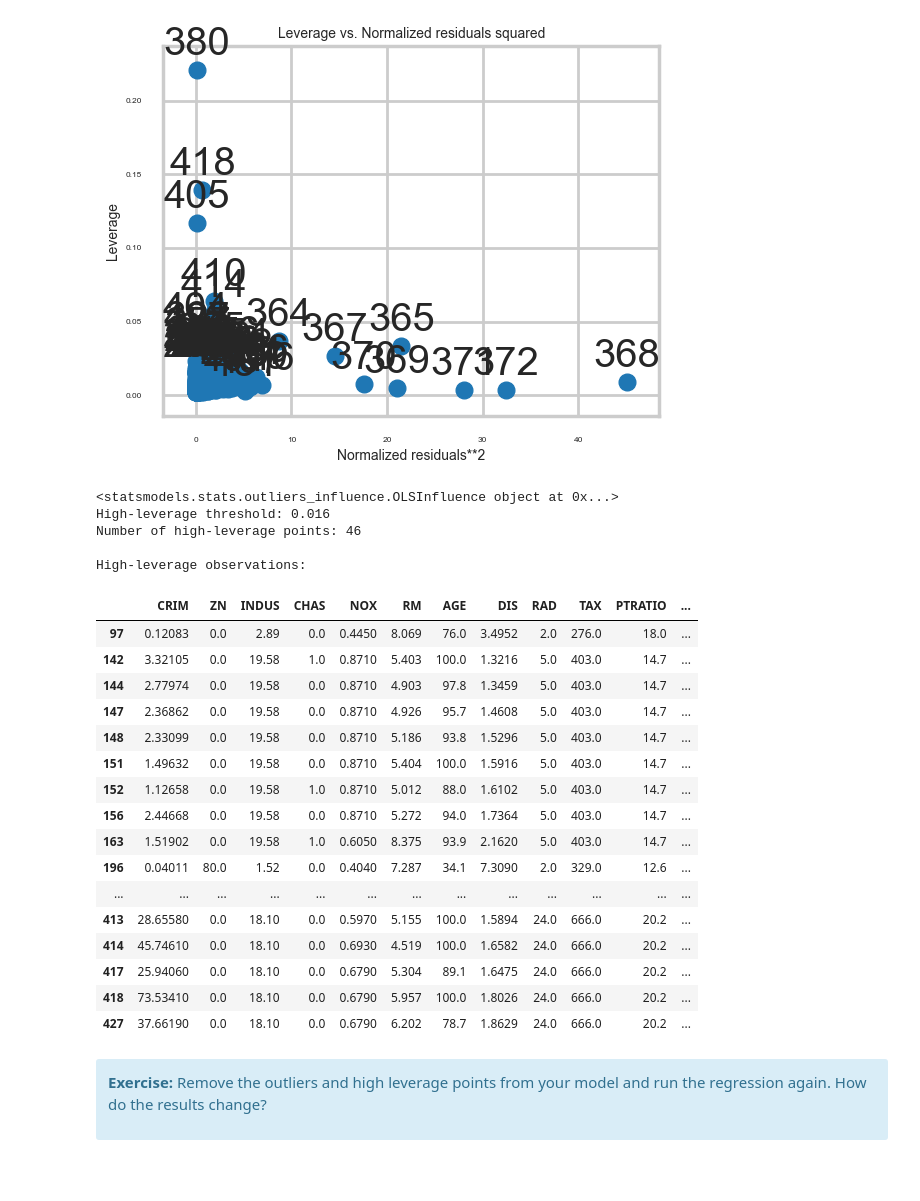
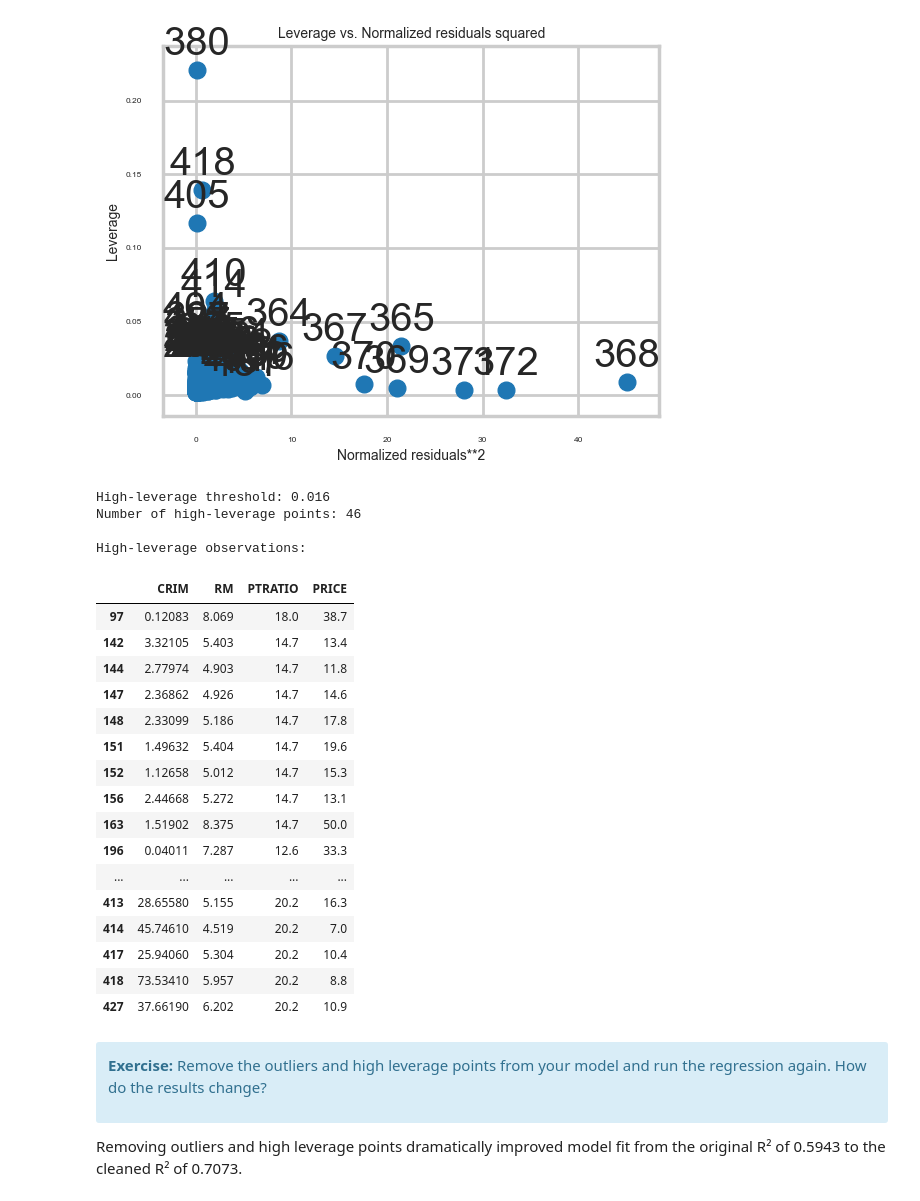
Before and after one commit to amschiltz/springboard_projects, a Jupyter notebook: Case_Study-Boston_Housing/Mini_Project_Linear_Regression.ipynb, the cells around one changed output. Cells and saved outputs as stored; diff of their text form; code cells hidden in the pictures; blank space fills up the shorter version.

```diff
--- a/Case_Study-Boston_Housing/Mini_Project_Linear_Regression.ipynb
+++ b/Case_Study-Boston_Housing/Mini_Project_Linear_Regression.ipynb
@@ -1052,48 +1039,52 @@ plt.show()
 # %%
 # Get influence measures
 influence = m_3.get_influence()
 
 # Extract leverage values
 leverage = influence.hat_matrix_diag
 
 # Calculate threshold
 p = m_3.params.shape[0]  # number of parameters (4: intercept + 3 predictors)
 n = len(bos)
-threshold = 2 * p / n
+threshold = 2 * p / n # double the average leverage
 
 # Identify high leverage points
 high_leverage_idx = np.where(leverage > threshold)[0]
 
 # Display the high leverage observations
 print(f"High-leverage threshold: {threshold:.3f}")
 print(f"Number of high-leverage points: {len(high_leverage_idx)}")
 print("\nHigh-leverage observations:")
-bos.iloc[high_leverage_idx]
+
+# Display only the predictor columns and target
+columns_to_show = ['CRIM', 'RM', 'PTRATIO', 'PRICE']
+bos.iloc[high_leverage_idx][columns_to_show]
 # %% [output]
-<statsmodels.stats.outliers_influence.OLSInfluence object at 0x...>
 High-leverage threshold: 0.016
 Number of high-leverage points: 46
 
 High-leverage observations:
-|  | CRIM | ZN | INDUS | CHAS | NOX | RM | AGE | DIS | RAD | TAX | PTRATIO | ... |
-| 97 | 0.12083 | 0.0 | 2.89 | 0.0 | 0.4450 | 8.069 | 76.0 | 3.4952 | 2.0 | 276.0 | 18.0 | ... |
-| 142 | 3.32105 | 0.0 | 19.58 | 1.0 | 0.8710 | 5.403 | 100.0 | 1.3216 | 5.0 | 403.0 | 14.7 | ... |
-| 144 | 2.77974 | 0.0 | 19.58 | 0.0 | 0.8710 | 4.903 | 97.8 | 1.3459 | 5.0 | 403.0 | 14.7 | ... |
-| 147 | 2.36862 | 0.0 | 19.58 | 0.0 | 0.8710 | 4.926 | 95.7 | 1.4608 | 5.0 | 403.0 | 14.7 | ... |
-| 148 | 2.33099 | 0.0 | 19.58 | 0.0 | 0.8710 | 5.186 | 93.8 | 1.5296 | 5.0 | 403.0 | 14.7 | ... |
-| 151 | 1.49632 | 0.0 | 19.58 | 0.0 | 0.8710 | 5.404 | 100.0 | 1.5916 | 5.0 | 403.0 | 14.7 | ... |
-| 152 | 1.12658 | 0.0 | 19.58 | 1.0 | 0.8710 | 5.012 | 88.0 | 1.6102 | 5.0 | 403.0 | 14.7 | ... |
-| 156 | 2.44668 | 0.0 | 19.58 | 0.0 | 0.8710 | 5.272 | 94.0 | 1.7364 | 5.0 | 403.0 | 14.7 | ... |
-| 163 | 1.51902 | 0.0 | 19.58 | 1.0 | 0.6050 | 8.375 | 93.9 | 2.1620 | 5.0 | 403.0 | 14.7 | ... |
-| 196 | 0.04011 | 80.0 | 1.52 | 0.0 | 0.4040 | 7.287 | 34.1 | 7.3090 | 2.0 | 329.0 | 12.6 | ... |
-| ... | ... | ... | ... | ... | ... | ... | ... | ... | ... | ... | ... | ... |
-| 413 | 28.65580 | 0.0 | 18.10 | 0.0 | 0.5970 | 5.155 | 100.0 | 1.5894 | 24.0 | 666.0 | 20.2 | ... |
-| 414 | 45.74610 | 0.0 | 18.10 | 0.0 | 0.6930 | 4.519 | 100.0 | 1.6582 | 24.0 | 666.0 | 20.2 | ... |
-| 417 | 25.94060 | 0.0 | 18.10 | 0.0 | 0.6790 | 5.304 | 89.1 | 1.6475 | 24.0 | 666.0 | 20.2 | ... |
-| 418 | 73.53410 | 0.0 | 18.10 | 0.0 | 0.6790 | 5.957 | 100.0 | 1.8026 | 24.0 | 666.0 | 20.2 | ... |
-| 427 | 37.66190 | 0.0 | 18.10 | 0.0 | 0.6790 | 6.202 | 78.7 | 1.8629 | 24.0 | 666.0 | 20.2 | ... |
+|  | CRIM | RM | PTRATIO | PRICE |
+| 97 | 0.12083 | 8.069 | 18.0 | 38.7 |
+| 142 | 3.32105 | 5.403 | 14.7 | 13.4 |
+| 144 | 2.77974 | 4.903 | 14.7 | 11.8 |
+| 147 | 2.36862 | 4.926 | 14.7 | 14.6 |
+| 148 | 2.33099 | 5.186 | 14.7 | 17.8 |
+| 151 | 1.49632 | 5.404 | 14.7 | 19.6 |
+| 152 | 1.12658 | 5.012 | 14.7 | 15.3 |
+| 156 | 2.44668 | 5.272 | 14.7 | 13.1 |
+| 163 | 1.51902 | 8.375 | 14.7 | 50.0 |
+| 196 | 0.04011 | 7.287 | 12.6 | 33.3 |
+| ... | ... | ... | ... | ... |
+| 413 | 28.65580 | 5.155 | 20.2 | 16.3 |
+| 414 | 45.74610 | 4.519 | 20.2 | 7.0 |
+| 417 | 25.94060 | 5.304 | 20.2 | 10.4 |
+| 418 | 73.53410 | 5.957 | 20.2 | 8.8 |
+| 427 | 37.66190 | 6.202 | 20.2 | 10.9 |
 # %% [markdown]
 <div class="span5 alert alert-info">
 
 <p><b>Exercise:</b> Remove the outliers and high leverage points from your model and run the regression again. How do the results change?</p>
 </div>
+
+Removing outliers and high leverage points dramatically improved model fit from the original R² of 0.5943 to the cleaned  R² of 0.7073.
```
Also changed, not shown: parts of 8 cells of this notebook.
